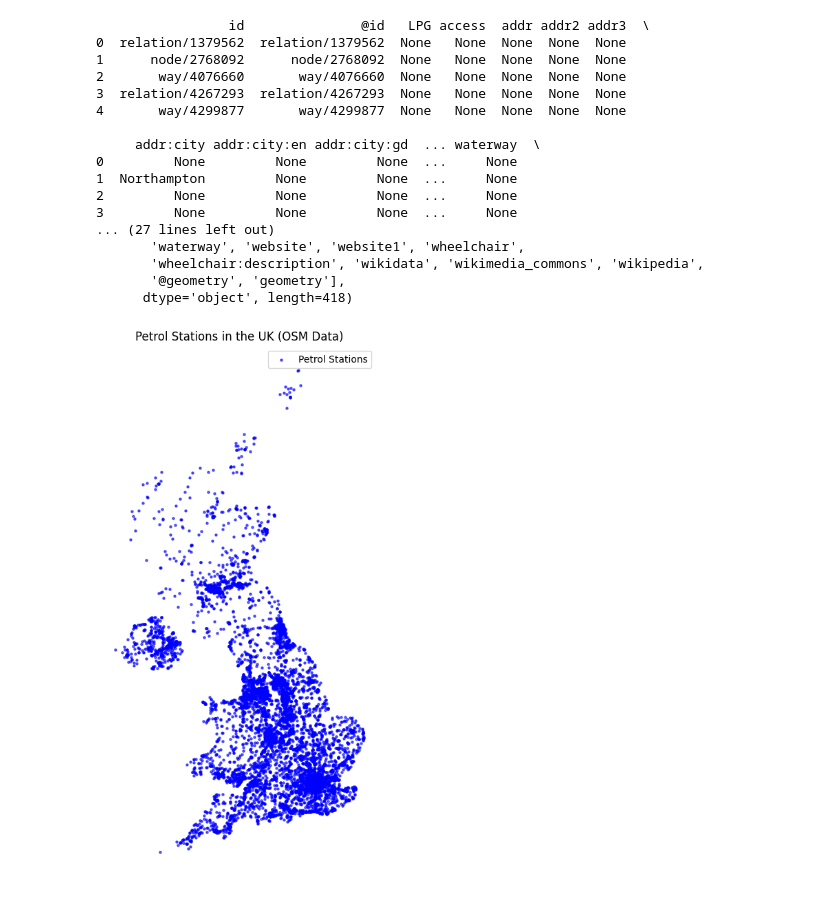
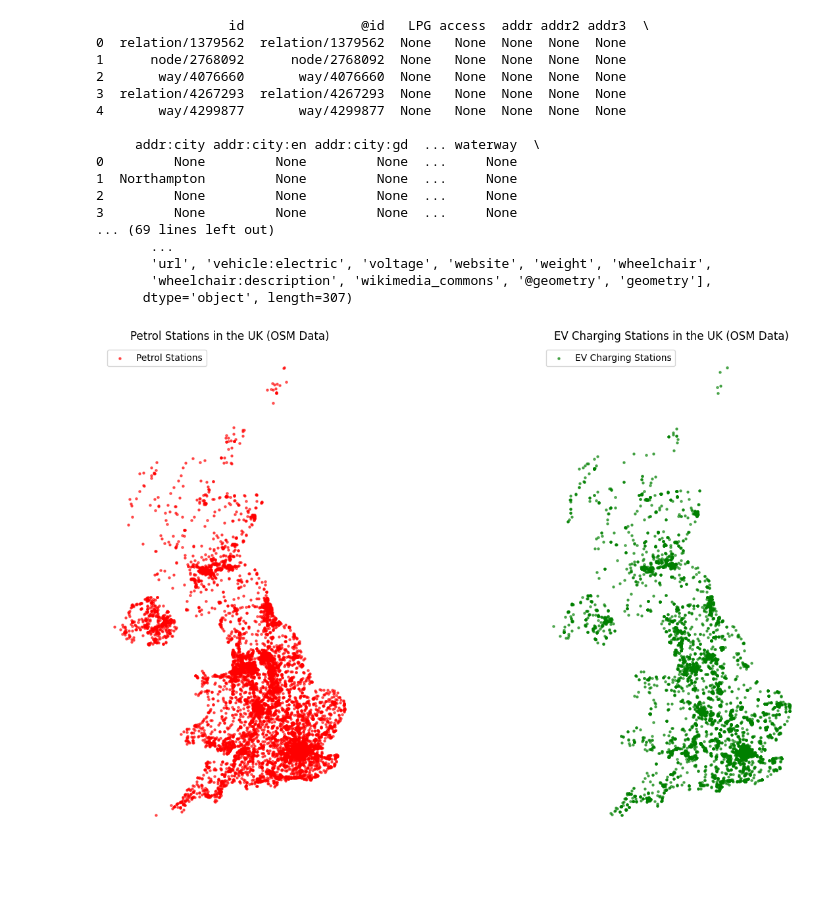
Before and after one commit to rmalldt/group1-project, a Jupyter notebook: EV Car Sales/petrol_stations_vs_charging_stations.ipynb, the cells around one changed output. Drawn from its saved outputs; the diff is of its cells as text; code cells hidden in the pictures; blank space fills up the shorter version.

Commit message:
update map with ev charging station data

```diff
--- a/EV Car Sales/petrol_stations_vs_charging_stations.ipynb
+++ b/EV Car Sales/petrol_stations_vs_charging_stations.ipynb
@@ -4,10 +4,14 @@ import pandas as pd
 import numpy as np
 import matplotlib.pyplot as plt
 # %%
-gdf = gpd.read_file('export.geojson')
+gdf_petrol = gpd.read_file('petrol_stations.geojson')
+gdf_ev = gpd.read_file('charging_stations.geojson')
 # %%
-print(gdf.head())
-print(gdf.columns)
+print(gdf_petrol.head())
+print(gdf_petrol.columns)
+
+print(gdf_ev.head())
+print(gdf_ev.columns)
 # %% [output]
                  id               @id   LPG access  addr addr2 addr3  \
 0  relation/1379562  relation/1379562  None   None  None  None  None
@@ -21,18 +25,25 @@ print(gdf.columns)
 1  Northampton         None         None  ...     None
 2         None         None         None  ...     None
 3         None         None         None  ...     None
-... (27 lines left out)
-       'waterway', 'website', 'website1', 'wheelchair',
-       'wheelchair:description', 'wikidata', 'wikimedia_commons', 'wikipedia',
-       '@geometry', 'geometry'],
-      dtype='object', length=418)
+... (69 lines left out)
+       ...
+       'url', 'vehicle:electric', 'voltage', 'website', 'weight', 'wheelchair',
+       'wheelchair:description', 'wikimedia_commons', '@geometry', 'geometry'],
+      dtype='object', length=307)
 # %%
-fig, ax = plt.subplots(figsize=(10, 10))
-gdf.plot(ax=ax, marker ='o', markersize = 5, alpha = 0.6, color = 'blue', label = 'Petrol Stations')
+fig, axes = plt.subplots(1, 2, figsize=(16, 8))
+gdf_petrol.plot(ax=axes[0], marker ='o', markersize = 5, alpha = 0.6, c = 'red', label = 'Petrol Stations')
 
-ax.set_title('Petrol Stations in the UK (OSM Data)')
-ax.set_axis_off()
-plt.legend()
+axes[0].set_title('Petrol Stations in the UK (OSM Data)')
+axes[0].set_axis_off()
+axes[0].legend(loc='upper left')
+
+gdf_ev.plot(ax=axes[1], marker ='o', markersize = 5, alpha = 0.6, c = 'green', label = 'EV Charging Stations')
+
+axes[1].set_title('EV Charging Stations in the UK (OSM Data)')
+axes[1].set_axis_off()
+axes[1].legend(loc='upper left')
+plt.tight_layout()
 plt.show()
 # %% [output]
-[figure, old version]
+[figure, new version]
```
Also changed, not shown: 3 other files.
